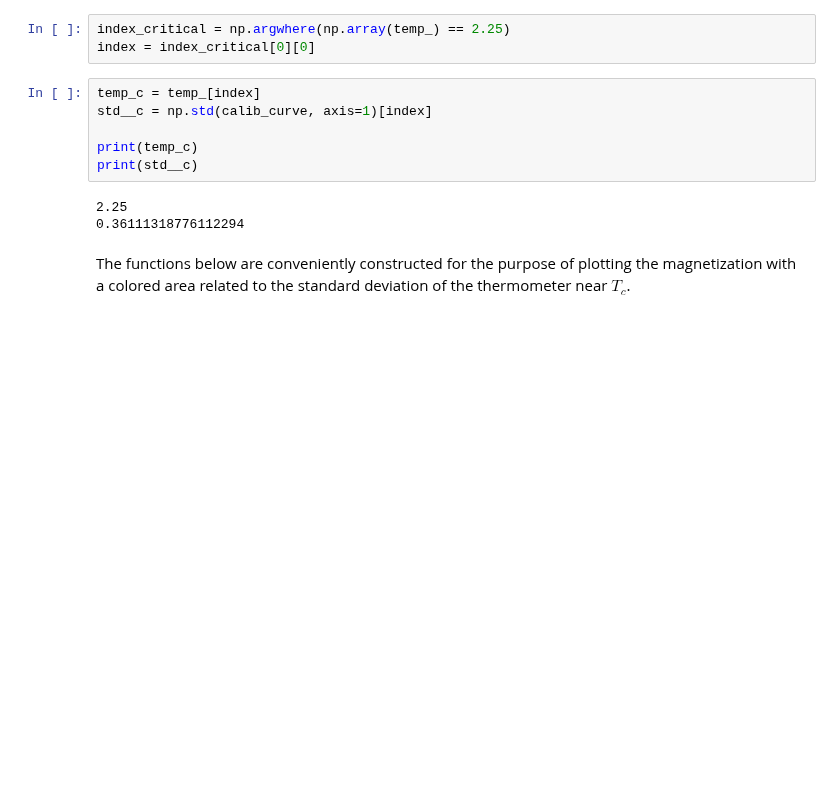
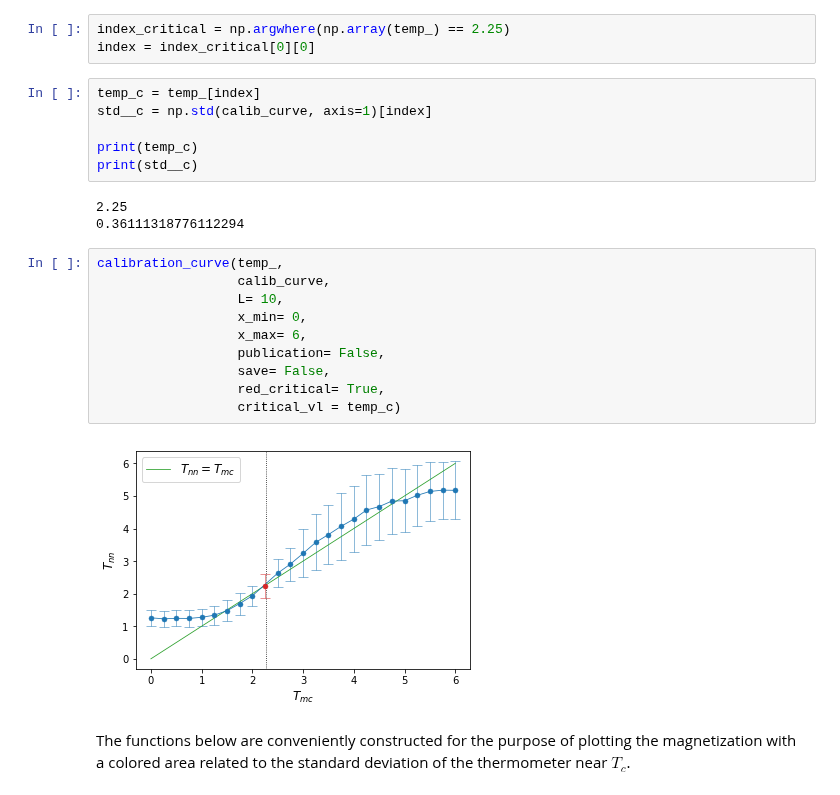
Before and after one commit to rodsveiga/rbm_flows_ising, a Jupyter notebook: NN_L010_thermometer_Onsager_scale.ipynb, the cells around one changed output. Drawn from its saved outputs; the diff is of its cells as text; blank space fills up the shorter version.

```diff
--- a/NN_L010_thermometer_Onsager_scale.ipynb
+++ b/NN_L010_thermometer_Onsager_scale.ipynb
@@ -470,6 +493,18 @@ print(std__c)
 # %% [output]
 2.25
 0.36111318776112294
+# %%
+calibration_curve(temp_,
+                  calib_curve,
+                  L= 10,
+                  x_min= 0,
+                  x_max= 6,
+                  publication= False,
+                  save= False,
+                  red_critical= True,
+                  critical_vl = temp_c)
+# %% [output]
+[figure, added]
 # %% [markdown]
 The functions below are conveniently constructed for the purpose of plotting the magnetization with a colored area related to the standard deviation of the thermometer near $T_c$.
 # %%
```
Also changed, not shown: parts of 13 cells of this notebook, 3 other files.
